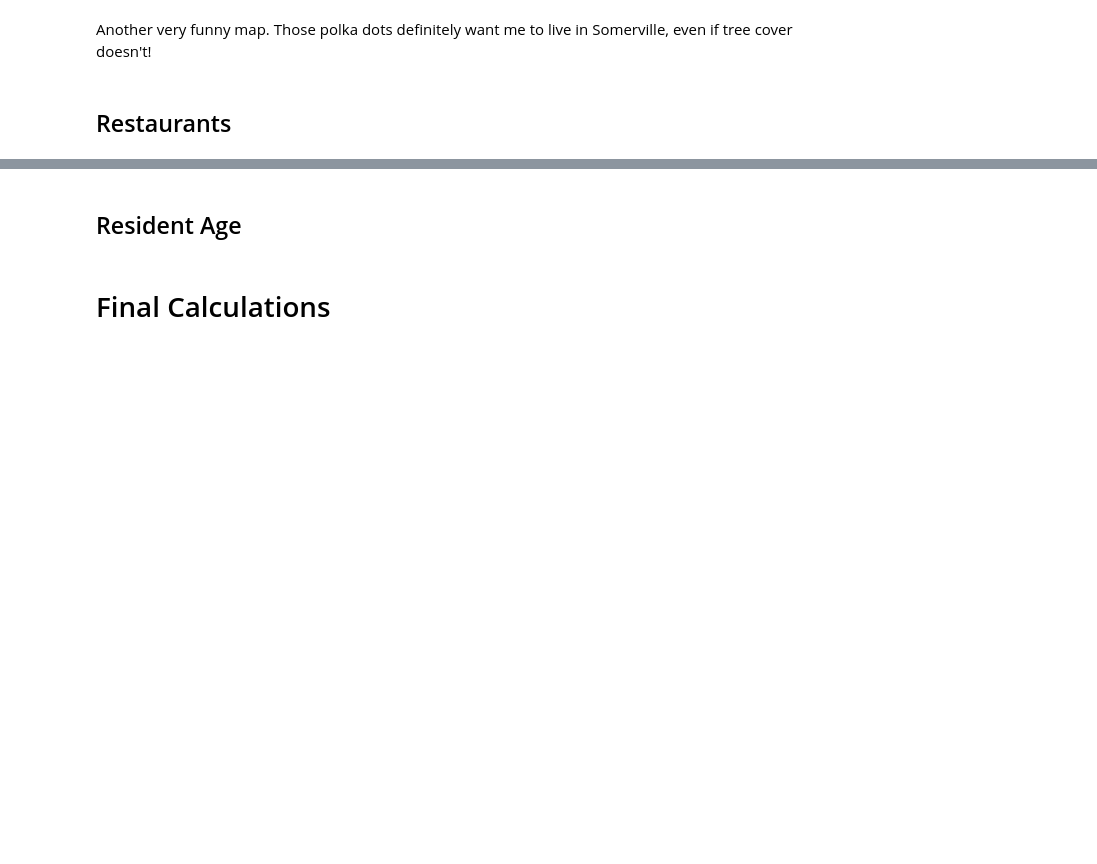
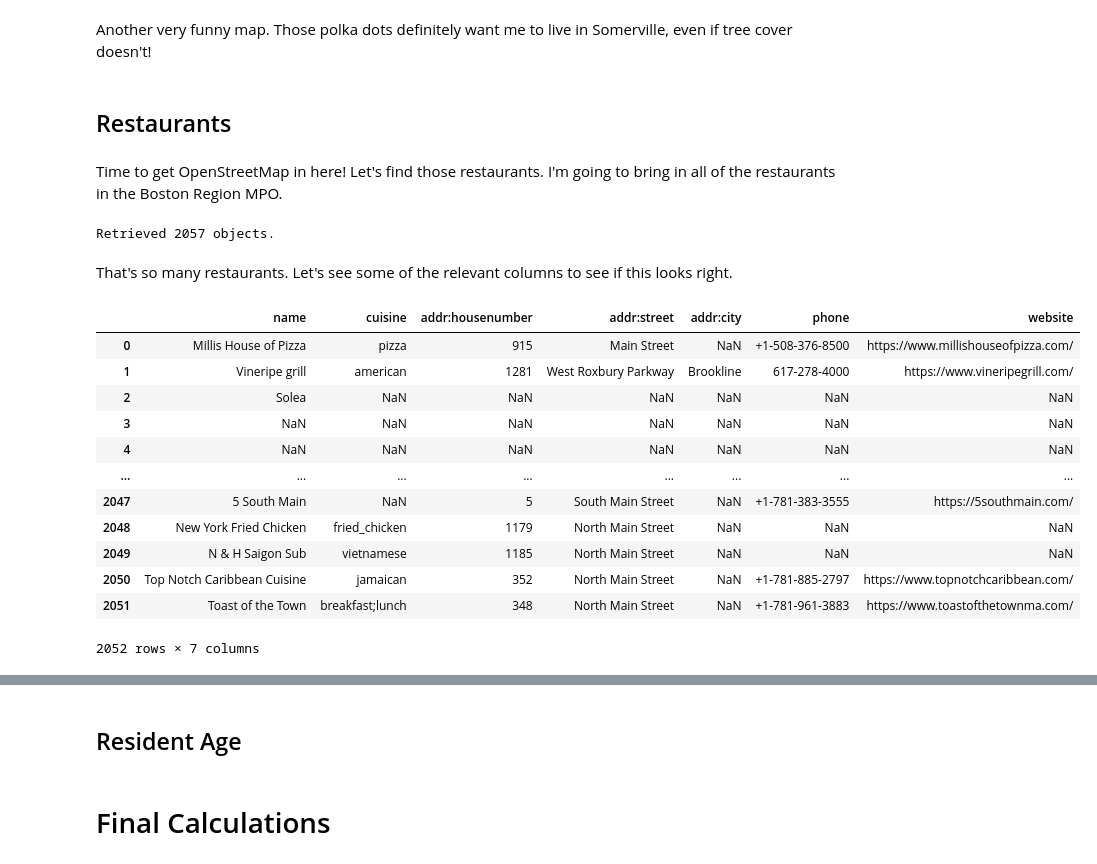
Before and after one commit to krowe42/FinalProject-LivingDecisions, a Jupyter notebook: Rowe-LivingDecisions.ipynb, the cells around one changed output, grey strips where cells are left out. Saved outputs shown, nothing was run; the diff lists cells and outputs as text; code cells hidden in the pictures; blank space fills up the shorter version.

```diff
--- a/Rowe-LivingDecisions.ipynb
+++ b/Rowe-LivingDecisions.ipynb
@@ -524,3 +525,38 @@ plt.show()
 Another very funny map. Those polka dots definitely want me to live in Somerville, even if tree cover doesn't!
 # %% [markdown]
 ## Restaurants
+# %% [markdown]
+Time to get OpenStreetMap in here! Let's find those restaurants. I'm going to bring in all of the restaurants in the Boston Region MPO.
+# %%
+# Create a version of the Boston Region MPO in WGS 84 - osmnx likes that better.
+
+boston_wgs = boston_mpo.to_crs('epsg:4326')
+
+# Bring 'em in!
+polygon = boston_wgs.geometry.iat[0]
+tags = {'amenity': 'restaurant'}
+restaurants = ox.geometries_from_polygon(polygon, tags)
+print('Retrieved', len(restaurants), 'objects.')
+# %% [output]
+Retrieved 2057 objects.
+# %% [markdown]
+That's so many restaurants. Let's see some of the relevant columns to see if this looks right.
+# %%
+cols = ['name', 'cuisine', 'addr:housenumber', 'addr:street', 'addr:city',
+        'phone', 'website']
+
+restaurants[cols].head(-5)
+# %% [output]
+|  | name | cuisine | addr:housenumber | addr:street | addr:city | phone | website |
+| 0 | Millis House of Pizza | pizza | 915 | Main Street | NaN | +1-508-376-8500 | https://www.millishouseofpizza.com/ |
+| 1 | Vineripe grill | american | 1281 | West Roxbury Parkway | Brookline | 617-278-4000 | https://www.vineripegrill.com/ |
+| 2 | Solea | NaN | NaN | NaN | NaN | NaN | NaN |
+| 3 | NaN | NaN | NaN | NaN | NaN | NaN | NaN |
+| 4 | NaN | NaN | NaN | NaN | NaN | NaN | NaN |
+| ... | ... | ... | ... | ... | ... | ... | ... |
+| 2047 | 5 South Main | NaN | 5 | South Main Street | NaN | +1-781-383-3555 | https://5southmain.com/ |
+| 2048 | New York Fried Chicken | fried_chicken | 1179 | North Main Street | NaN | NaN | NaN |
+| 2049 | N & H Saigon Sub | vietnamese | 1185 | North Main Street | NaN | NaN | NaN |
+| 2050 | Top Notch Caribbean Cuisine | jamaican | 352 | North Main Street | NaN | +1-781-885-2797 | https://www.topnotchcaribbean.com/ |
+| 2051 | Toast of the Town | breakfast;lunch | 348 | North Main Street | NaN | +1-781-961-3883 | https://www.toastofthetownma.com/ |
+2052 rows × 7 columns
```
Also changed, not shown: parts of 13 cells of this notebook.
